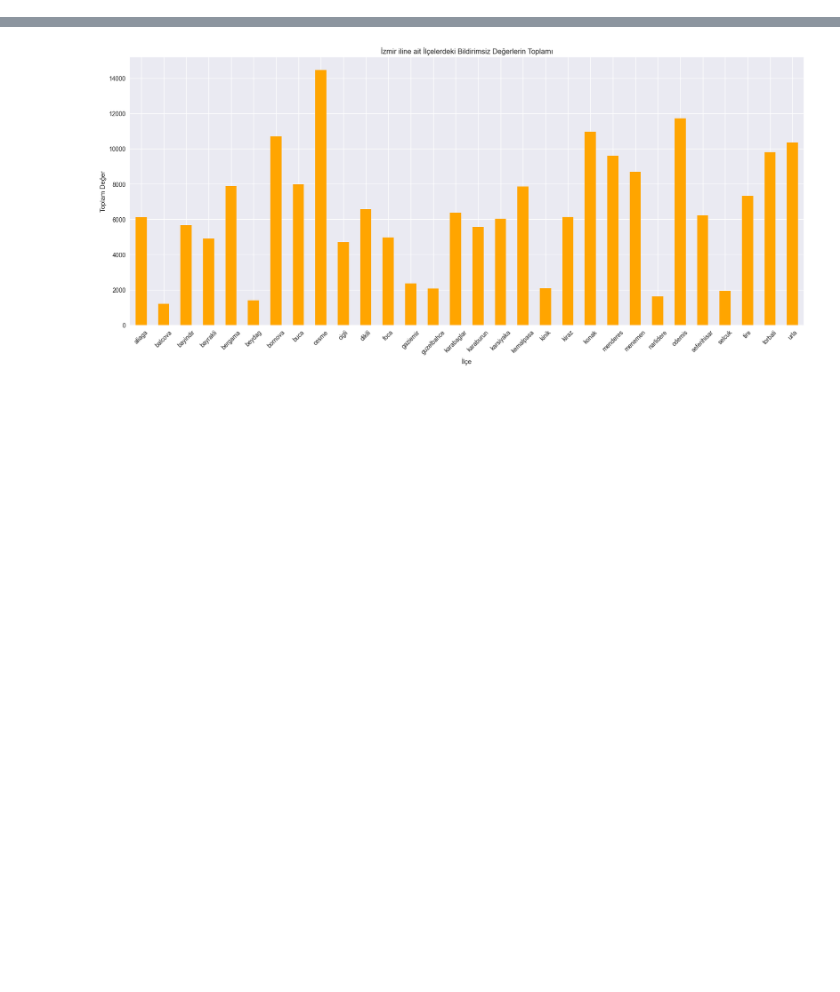
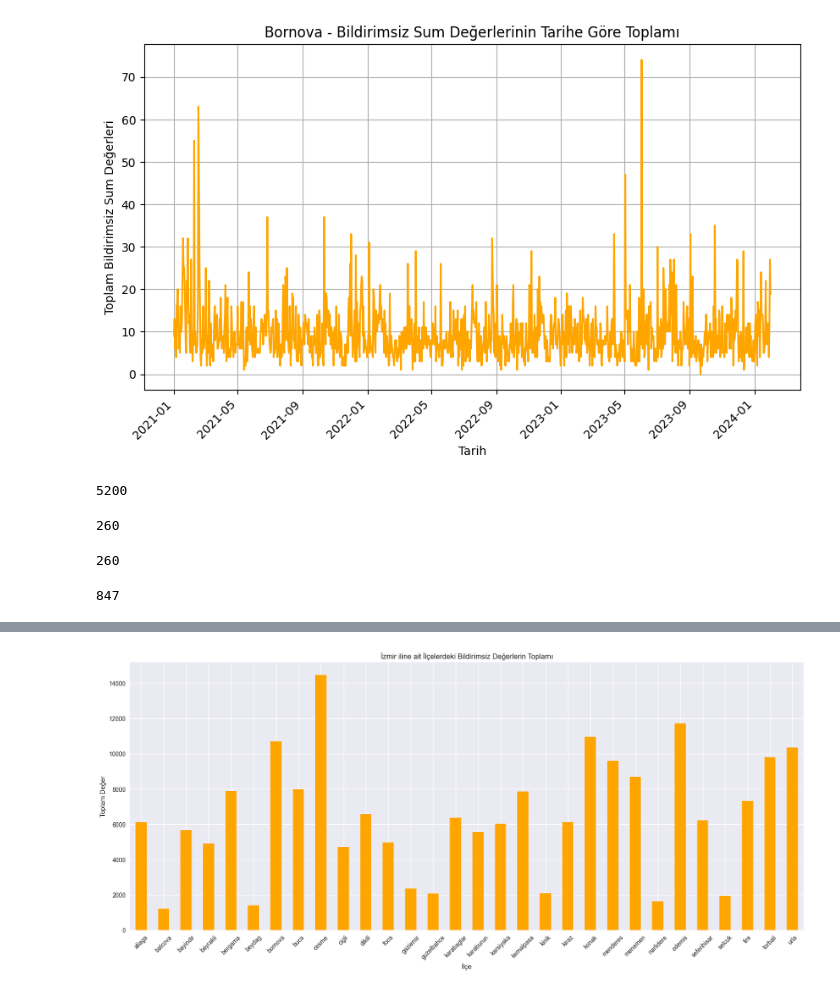
Before and after one commit to Confidence-Interval/gdz-elektrik-datathon, a Jupyter notebook: Notebooks/gdz-eda.ipynb, the cells around one changed output, grey strips where cells are left out. Saved outputs shown, nothing was run; the diff lists cells and outputs as text; code cells hidden in the pictures; blank space fills up the shorter version.

```diff
--- a/Notebooks/gdz-eda.ipynb
+++ b/Notebooks/gdz-eda.ipynb
@@ -21,3 +24,42 @@ df['tarih'] = pd.to_datetime(df['tarih'])
+# %%
+bornova_df = df[df['ilcee'] == 'bornova']
+
+bornova_df['tarih'] = pd.to_datetime(bornova_df['tarih'])
+
+bornova_bildirimsiz_sum_by_date = bornova_df.groupby('tarih')['bildirimsiz_sum'].sum()
+
+plt.figure(figsize=(10, 6))
+bornova_bildirimsiz_sum_by_date.plot(kind='line', color='orange')
+plt.title('Bornova - Bildirimsiz Sum Değerlerinin Tarihe Göre Toplamı')
+plt.xlabel('Tarih')
+plt.ylabel('Toplam Bildirimsiz Sum Değerleri')
+plt.grid(True)
+plt.xticks(rotation=45)
+plt.show()
+# %% [output]
+[figure, added]
+# %%
+bildirimsiz_sum_february_2023_total = df[(pd.to_datetime(df['tarih']).dt.year == 2023) &
+                                         (pd.to_datetime(df['tarih']).dt.month == 2)]['bildirimsiz_sum'].sum()
+bildirimsiz_sum_february_2023_total
+# %% [output]
+5200
+# %%
+bornova_bildirimsiz_sum_february_2021_total = df[(df['ilcee'] == 'cesme') &
+                                                  (pd.to_datetime(df['tarih']).dt.month == 2) &
+                                                  (pd.to_datetime(df['tarih']).dt.year == 2023)]['bildirimsiz_sum'].sum()
+bornova_bildirimsiz_sum_february_2021_total
+# %% [output]
+260
+# %%
+bornova_bildirimsiz_sum_february_2021_total
+# %% [output]
+260
+# %%
+bornova_bildirimsiz_sum_february_total = df[(df['ilcee'] == 'bornova') & (pd.to_datetime(df['tarih']).dt.month == 2)]['bildirimsiz_sum'].sum()
+bornova_bildirimsiz_sum_february_total
+# %% [output]
+847
 # %%
 df.head()
 # %% [output]
```
Also changed, not shown: parts of 17 cells of this notebook.
